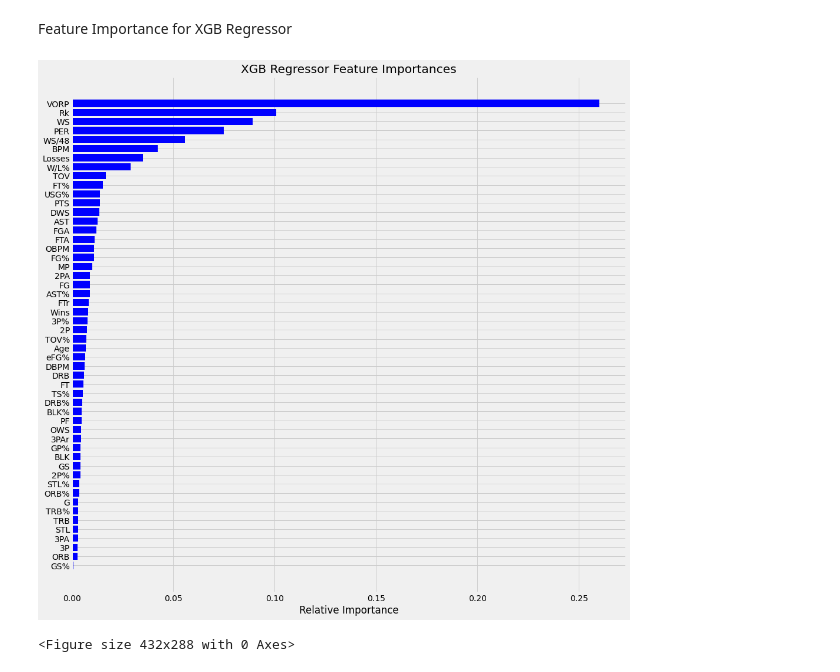
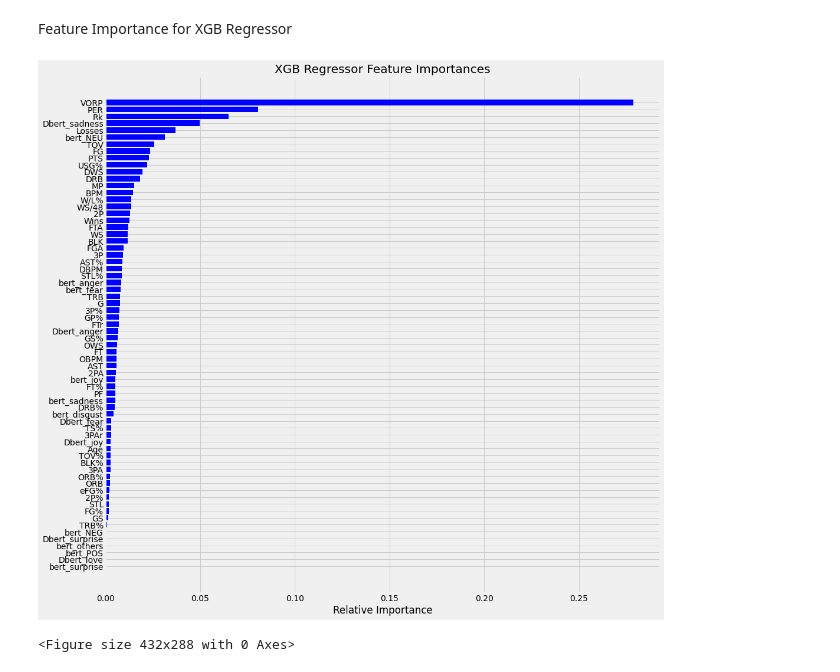
Before and after one commit to DillonRanwala/TwitterNLU_NBA_MVP_Predictor, a Jupyter notebook: MVP_Classification_and_Regression_Models.ipynb, the cells around one changed output. Saved outputs shown, nothing was run; the diff lists cells and outputs as text; code cells hidden in the pictures.

Commit message:
Updating Documentation for model notebook

```diff
--- a/MVP_Classification_and_Regression_Models.ipynb
+++ b/MVP_Classification_and_Regression_Models.ipynb
@@ -653,24 +676,24 @@ rf.savefig('actual_regressor_predicted_share_2011.png', dpi = 400, bbox_inches =
 Feature Importance for XGB Regressor
 # %%
 features =['ORB%', 'ORB', 'BLK%', 'FTr', 'Age', 'TOV%', '3P%', '3PAr', 'BLK', 'STL%', 'GS', 'TRB%',
-                                              'STL', 'FG%', '3PA', 'DRB%', 'G', '3P', 'TRB', 'FT%', '2P%', 'AST', 'PF', 'MP',
-                                              'eFG%', 'DRB', 'AST%', '2PA', 'TOV', 'TS%', '2P', 'FTA', 'FGA', 'USG%', 'DBPM', 'FT',
-                                              'DWS', 'FG', 'PTS', 'Rk', 'OBPM', 'OWS', 'PER', 'BPM', 'WS/48', 'VORP', 'WS',
-                                              'Wins', 'Losses', 'W/L%', 'GS%', 'GP%',
-                                              'Dbert_sadness', 'Dbert_joy', 'Dbert_love','Dbert_anger', 'Dbert_fear', 'Dbert_surprise',
-       'bert_others', 'bert_joy', 'bert_sadness', 'bert_anger',
-       'bert_surprise', 'bert_disgust', 'bert_fear', 'bert_NEG',
-       'bert_NEU', 'bert_POS']
-importances = rf_model.feature_importances_
+          'STL', 'FG%', '3PA', 'DRB%', 'G', '3P', 'TRB', 'FT%', '2P%', 'AST', 'PF', 'MP',
+          'eFG%', 'DRB', 'AST%', '2PA', 'TOV', 'TS%', '2P', 'FTA', 'FGA', 'USG%', 'DBPM', 'FT',
+          'DWS', 'FG', 'PTS', 'Rk', 'OBPM', 'OWS', 'PER', 'BPM', 'WS/48', 'VORP', 'WS',
+          'Wins', 'Losses', 'W/L%', 'GS%', 'GP%',
+          'Dbert_sadness', 'Dbert_joy', 'Dbert_love','Dbert_anger', 'Dbert_fear', 'Dbert_surprise',
+          'bert_others', 'bert_joy', 'bert_sadness', 'bert_anger',
+          'bert_surprise', 'bert_disgust', 'bert_fear', 'bert_NEG',
+          'bert_NEU', 'bert_POS']
+
+importances = xgb_model.feature_importances_
 indices = np.argsort(importances)
 fig = plt.figure(figsize=(15, 15))
 
 plt.title('XGB Regressor Feature Importances')
 plt.barh(range(len(indices)), importances[indices], color='b', align='center')
 plt.yticks(range(len(indices)), [features[i] for i in indices])
 plt.xlabel('Relative Importance')
 plt.show()
-plt.savefig('xgb_feature_imp_regressor.png')
 # %% [output]
-[figure, old version]
+[figure, new version]
 <Figure size 432x288 with 0 Axes>
```
Also changed, not shown: parts of 19 cells of this notebook.
